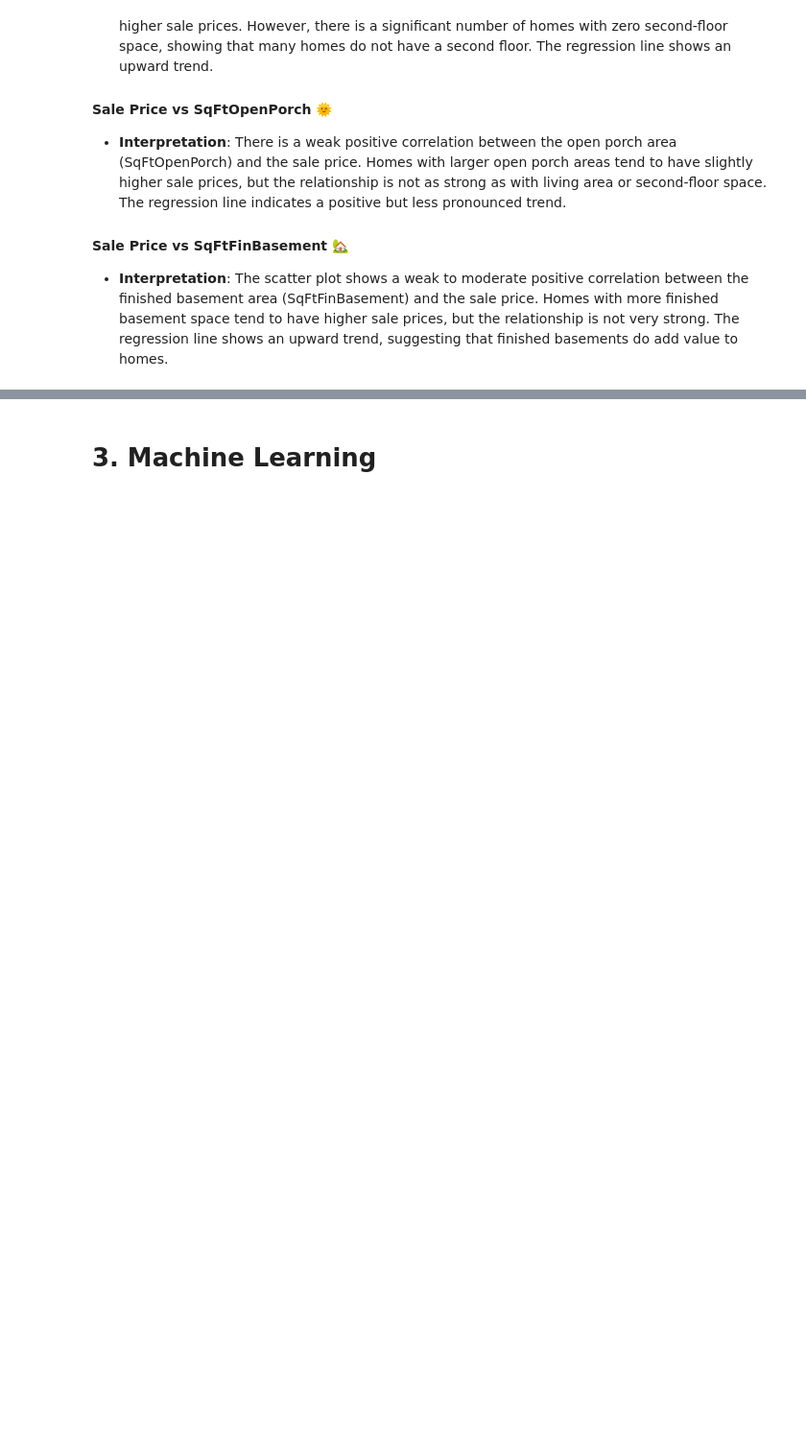
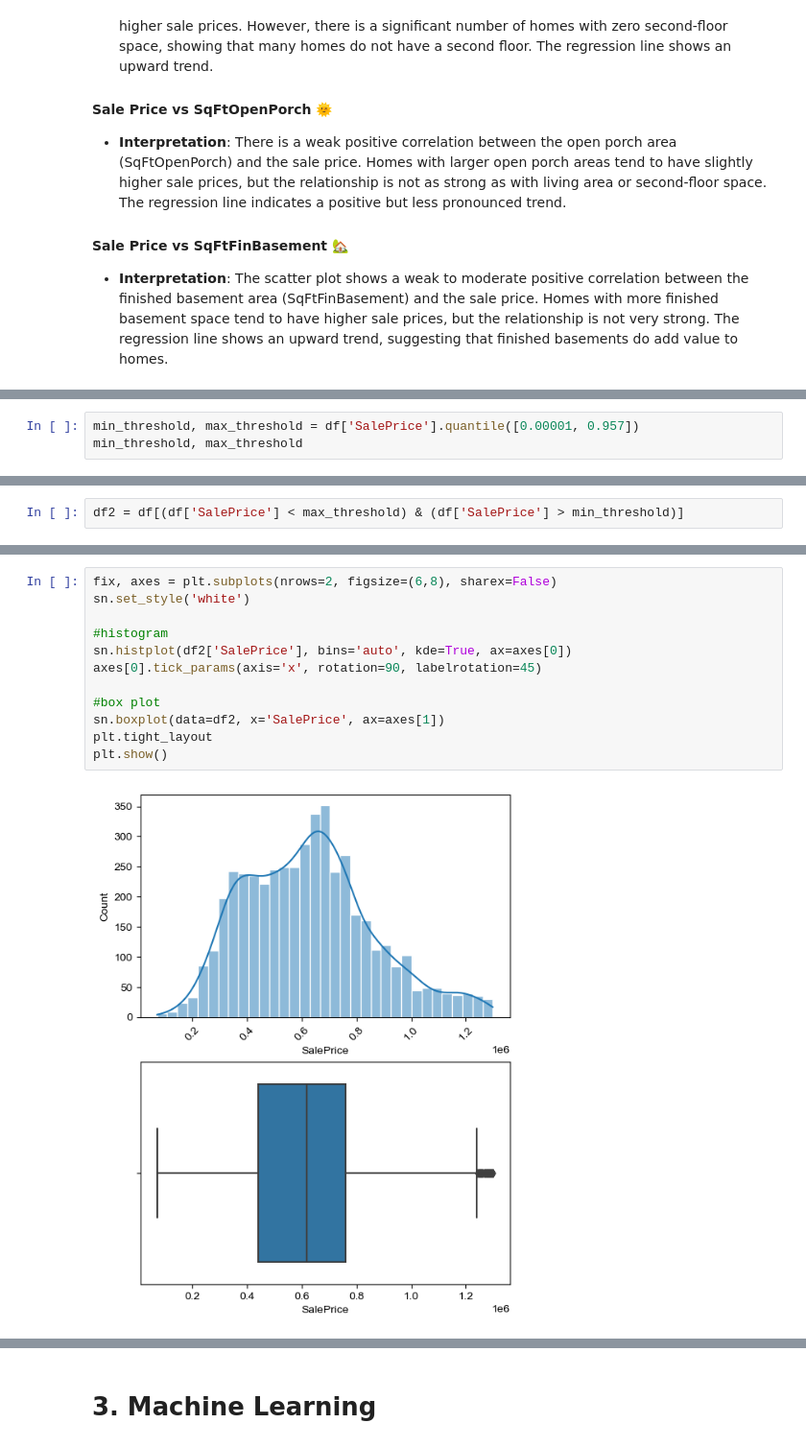
Before and after one commit to shintaronakamura28/Housing_sale_price_prediction, a Jupyter notebook: analysis_using_top_features.ipynb, the cells around one changed output, grey strips where cells are left out. Shown at 96% size. Drawn from its saved outputs; the diff is of its cells as text; blank space fills up the shorter version.

```diff
--- a/analysis_using_top_features.ipynb
+++ b/analysis_using_top_features.ipynb
@@ -322,0 +374,3 @@ for feature in numerical_features:
+# %%
+min_threshold, max_threshold = df['SalePrice'].quantile([0.00001, 0.957])
+min_threshold, max_threshold
@@ -322,0 +379,2 @@ for feature in numerical_features:
+# %%
+df2 = df[(df['SalePrice'] < max_threshold) & (df['SalePrice'] > min_threshold)]
@@ -322,0 +410,14 @@ for feature in numerical_features:
+# %%
+fix, axes = plt.subplots(nrows=2, figsize=(6,8), sharex=False)
+sn.set_style('white')
+
+#histogram
+sn.histplot(df2['SalePrice'], bins='auto', kde=True, ax=axes[0])
+axes[0].tick_params(axis='x', rotation=90, labelrotation=45)
+
+#box plot
+sn.boxplot(data=df2, x='SalePrice', ax=axes[1])
+plt.tight_layout
+plt.show()
+# %% [output]
+[figure, added]
```
Also changed, not shown: parts of 50 cells of this notebook.
